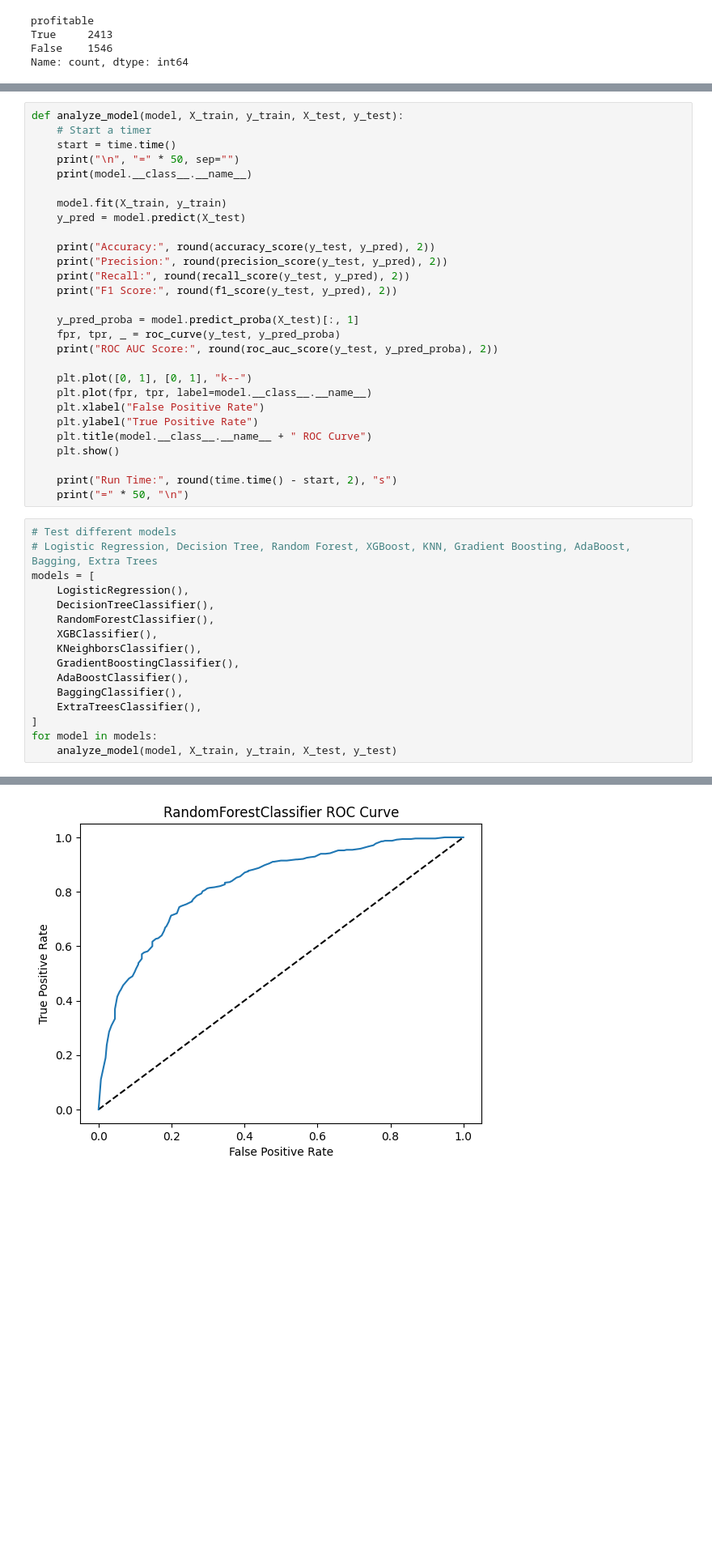
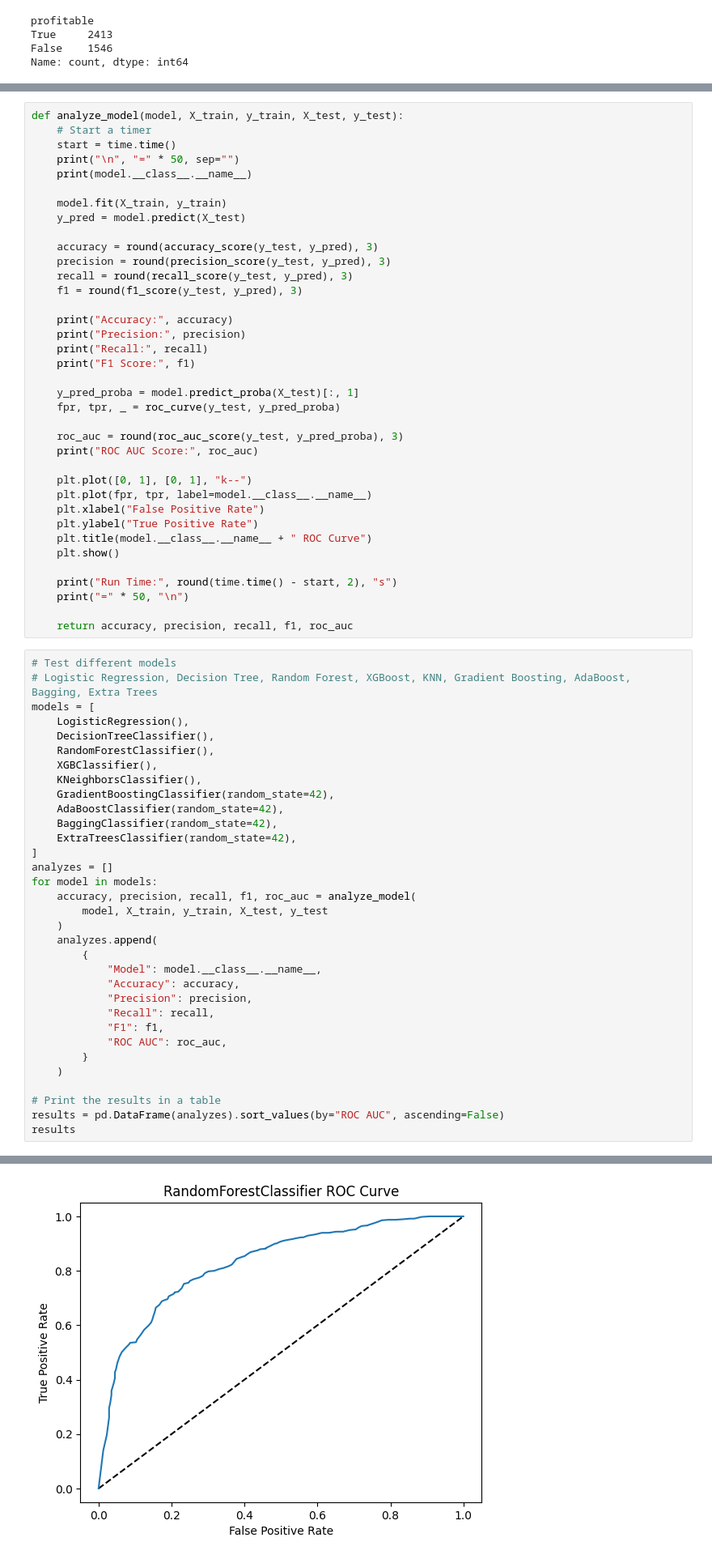
Before and after one commit to hsmmi/TMDB-5000-Movie-Dataset, a Jupyter notebook: main.ipynb, the cells around one changed output, grey strips where cells are left out. Shown at 81% size. Drawn from its saved outputs; the diff is of its cells as text; blank space fills up the shorter version.

Commit message:
compare diffrent model by ROC AUC

```diff
--- a/main.ipynb
+++ b/main.ipynb
@@ -289,14 +297,21 @@ def analyze_model(model, X_train, y_train, X_test, y_test):
     model.fit(X_train, y_train)
     y_pred = model.predict(X_test)
 
-    print("Accuracy:", round(accuracy_score(y_test, y_pred), 2))
-    print("Precision:", round(precision_score(y_test, y_pred), 2))
-    print("Recall:", round(recall_score(y_test, y_pred), 2))
-    print("F1 Score:", round(f1_score(y_test, y_pred), 2))
+    accuracy = round(accuracy_score(y_test, y_pred), 3)
+    precision = round(precision_score(y_test, y_pred), 3)
+    recall = round(recall_score(y_test, y_pred), 3)
+    f1 = round(f1_score(y_test, y_pred), 3)
+
+    print("Accuracy:", accuracy)
+    print("Precision:", precision)
+    print("Recall:", recall)
+    print("F1 Score:", f1)
 
     y_pred_proba = model.predict_proba(X_test)[:, 1]
     fpr, tpr, _ = roc_curve(y_test, y_pred_proba)
-    print("ROC AUC Score:", round(roc_auc_score(y_test, y_pred_proba), 2))
+
+    roc_auc = round(roc_auc_score(y_test, y_pred_proba), 3)
+    print("ROC AUC Score:", roc_auc)
 
     plt.plot([0, 1], [0, 1], "k--")
     plt.plot(fpr, tpr, label=model.__class__.__name__)
@@ -307,6 +322,8 @@ def analyze_model(model, X_train, y_train, X_test, y_test):
 
     print("Run Time:", round(time.time() - start, 2), "s")
     print("=" * 50, "\n")
+
+    return accuracy, precision, recall, f1, roc_auc
 # %%
 # Test different models
 # Logistic Regression, Decision Tree, Random Forest, XGBoost, KNN, Gradient Boosting, AdaBoost, Bagging, Extra Trees
@@ -316,13 +333,30 @@ models = [
     RandomForestClassifier(),
     XGBClassifier(),
     KNeighborsClassifier(),
-    GradientBoostingClassifier(),
-    AdaBoostClassifier(),
-    BaggingClassifier(),
-    ExtraTreesClassifier(),
+    GradientBoostingClassifier(random_state=42),
+    AdaBoostClassifier(random_state=42),
+    BaggingClassifier(random_state=42),
+    ExtraTreesClassifier(random_state=42),
 ]
+analyzes = []
 for model in models:
-    analyze_model(model, X_train, y_train, X_test, y_test)
+    accuracy, precision, recall, f1, roc_auc = analyze_model(
+        model, X_train, y_train, X_test, y_test
+    )
+    analyzes.append(
+        {
+            "Model": model.__class__.__name__,
+            "Accuracy": accuracy,
+            "Precision": precision,
+            "Recall": recall,
+            "F1": f1,
+            "ROC AUC": roc_auc,
+        }
+    )
+
+# Print the results in a table
+results = pd.DataFrame(analyzes).sort_values(by="ROC AUC", ascending=False)
+results
 # %% [output]
 ==================================================
 LogisticRegression
@@ -357,2 +391,2 @@ F1 Score: 0.81
 ROC AUC Score: 0.83
-[figure, old version]
+[figure, new version]
```
Also changed, not shown: parts of 3 cells of this notebook.
